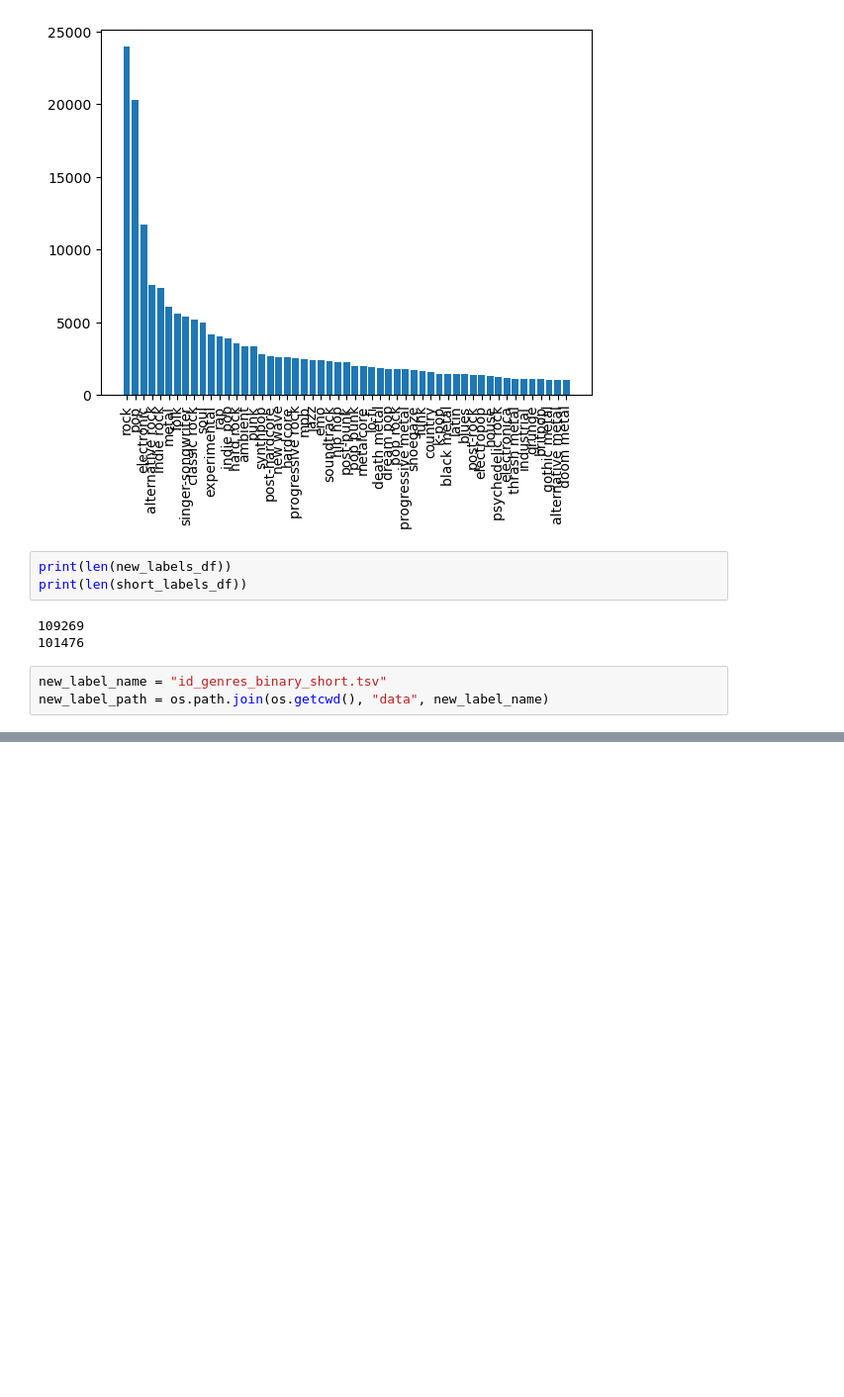
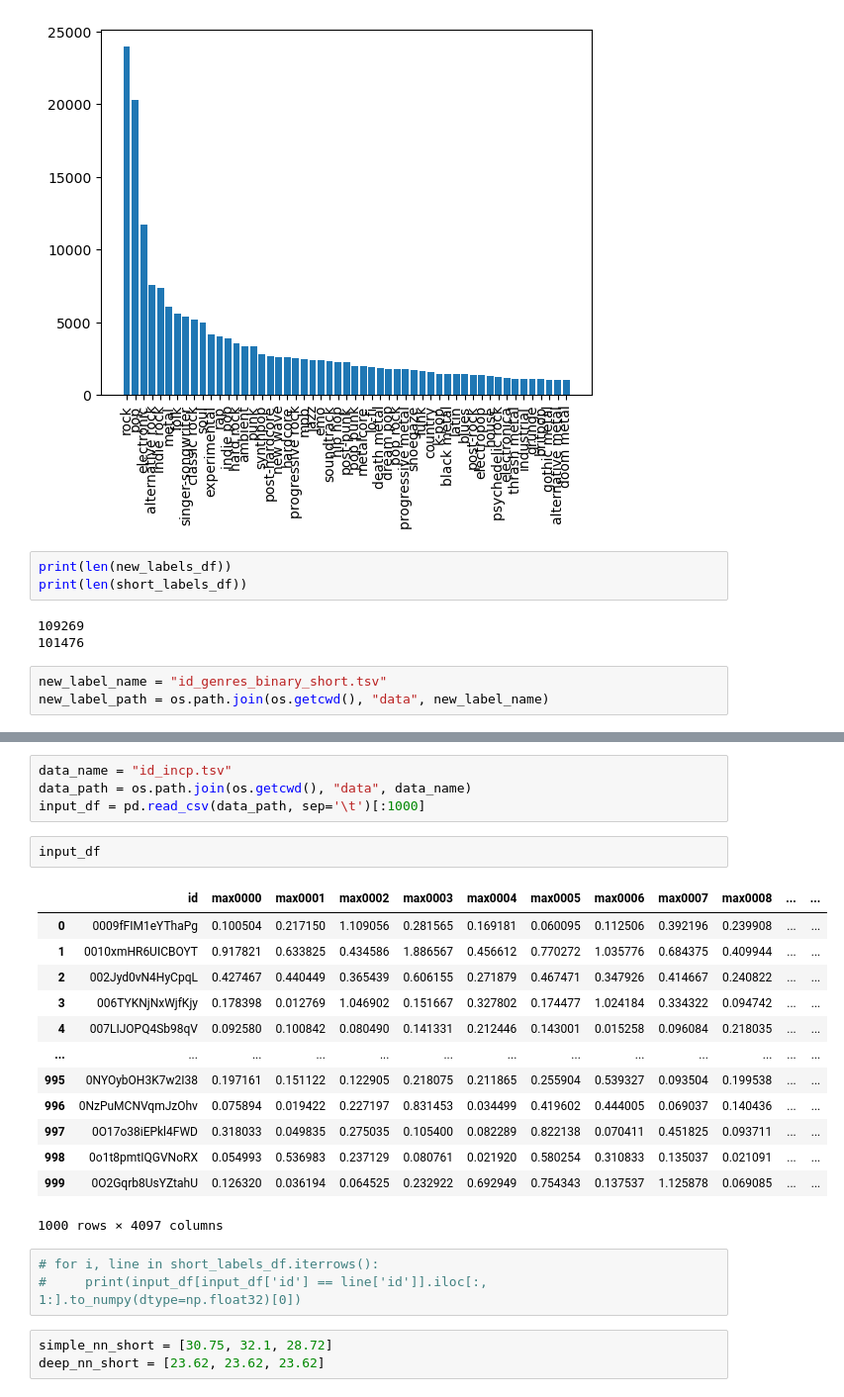
Before and after one commit to TristanBandat/genre-prediction-video, a Jupyter notebook: data_preprocessing.ipynb, the cells around one changed output, grey strips where cells are left out. Shown: that part at 99% size. Drawn from its saved outputs; the diff is of its cells as text; blank space fills up the shorter version.

Commit message:
Data exploration

```diff
--- a/data_preprocessing.ipynb
+++ b/data_preprocessing.ipynb
@@ -123,0 +148,26 @@ with open(new_label_path, 'w') as f:
+# %%
+data_name = "id_incp.tsv"
+data_path = os.path.join(os.getcwd(), "data", data_name)
+input_df = pd.read_csv(data_path, sep='\t')[:1000]
+# %%
+input_df
+# %% [output]
+|  | id | max0000 | max0001 | max0002 | max0003 | max0004 | max0005 | max0006 | max0007 | max0008 | ... | ... |
+| 0 | 0009fFIM1eYThaPg | 0.100504 | 0.217150 | 1.109056 | 0.281565 | 0.169181 | 0.060095 | 0.112506 | 0.392196 | 0.239908 | ... | ... |
+| 1 | 0010xmHR6UICBOYT | 0.917821 | 0.633825 | 0.434586 | 1.886567 | 0.456612 | 0.770272 | 1.035776 | 0.684375 | 0.409944 | ... | ... |
+| 2 | 002Jyd0vN4HyCpqL | 0.427467 | 0.440449 | 0.365439 | 0.606155 | 0.271879 | 0.467471 | 0.347926 | 0.414667 | 0.240822 | ... | ... |
+| 3 | 006TYKNjNxWjfKjy | 0.178398 | 0.012769 | 1.046902 | 0.151667 | 0.327802 | 0.174477 | 1.024184 | 0.334322 | 0.094742 | ... | ... |
+| 4 | 007LIJOPQ4Sb98qV | 0.092580 | 0.100842 | 0.080490 | 0.141331 | 0.212446 | 0.143001 | 0.015258 | 0.096084 | 0.218035 | ... | ... |
+| ... | ... | ... | ... | ... | ... | ... | ... | ... | ... | ... | ... | ... |
+| 995 | 0NYOybOH3K7w2I38 | 0.197161 | 0.151122 | 0.122905 | 0.218075 | 0.211865 | 0.255904 | 0.539327 | 0.093504 | 0.199538 | ... | ... |
+| 996 | 0NzPuMCNVqmJzOhv | 0.075894 | 0.019422 | 0.227197 | 0.831453 | 0.034499 | 0.419602 | 0.444005 | 0.069037 | 0.140436 | ... | ... |
+| 997 | 0O17o38iEPkl4FWD | 0.318033 | 0.049835 | 0.275035 | 0.105400 | 0.082289 | 0.822138 | 0.070411 | 0.451825 | 0.093711 | ... | ... |
+| 998 | 0o1t8pmtIQGVNoRX | 0.054993 | 0.536983 | 0.237129 | 0.080761 | 0.021920 | 0.580254 | 0.310833 | 0.135037 | 0.021091 | ... | ... |
+| 999 | 0O2Gqrb8UsYZtahU | 0.126320 | 0.036194 | 0.064525 | 0.232922 | 0.692949 | 0.754343 | 0.137537 | 1.125878 | 0.069085 | ... | ... |
+1000 rows × 4097 columns
+# %%
+# for i, line in short_labels_df.iterrows():
+#     print(input_df[input_df['id'] == line['id']].iloc[:, 1:].to_numpy(dtype=np.float32)[0])
+# %%
+simple_nn_short = [30.75, 32.1, 28.72]
+deep_nn_short = [23.62, 23.62, 23.62]
```
Also changed, not shown: parts of 4 cells of this notebook.
